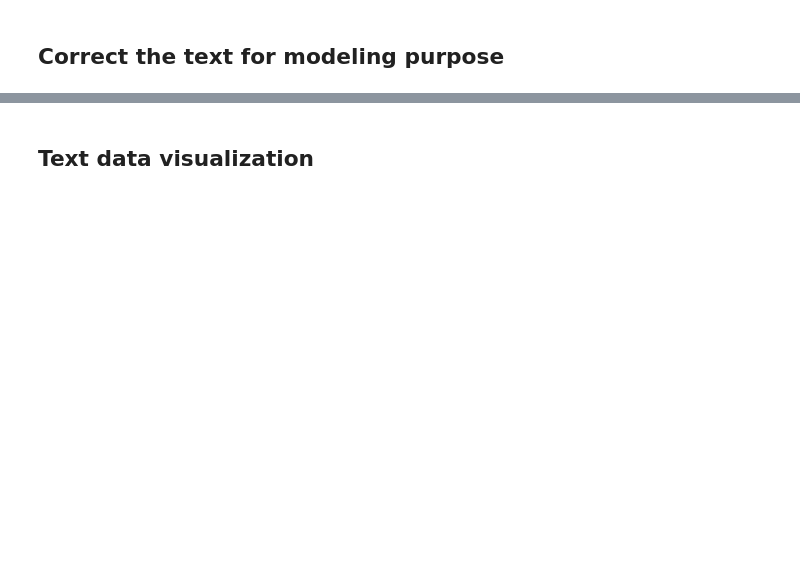
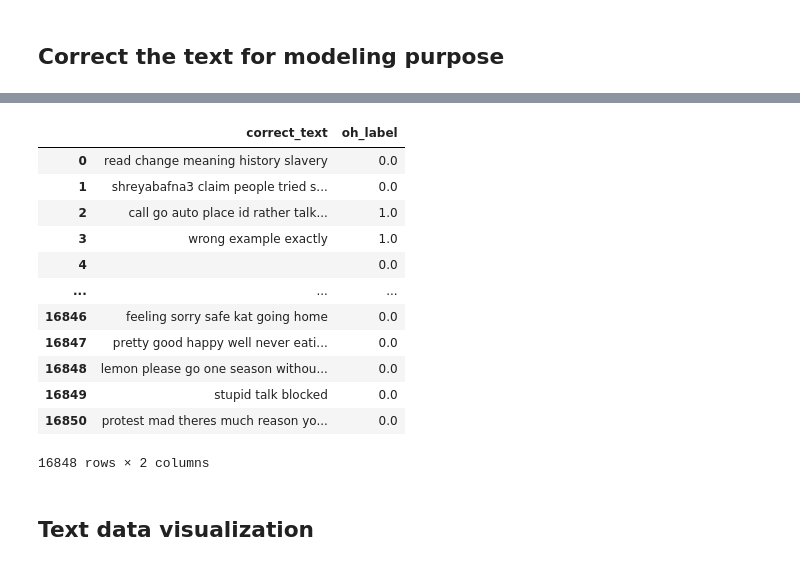
Before and after one commit to avikumart/Cyberbullying-Detection-NLP, a Jupyter notebook: cyberbullying-detection-nlp1.ipynb, the cells around one changed output, grey strips where cells are left out. Drawn from its saved outputs; the diff is of its cells as text; code cells hidden in the pictures; blank space fills up the shorter version.

```diff
--- a/cyberbullying-detection-nlp1.ipynb
+++ b/cyberbullying-detection-nlp1.ipynb
@@ -549,5 +554,21 @@ ndf.head()
 | 2 | RT @Mooseoftorment Call me sexist... | sexism | 1.0 | 7 | 4 | 1 | 0 | call me but when i go to an auto ... | ... |
 | 3 | @g0ssipsquirrelx Wrong, ISIS foll... | racism | 1.0 | 4 | 3 | 1 | 0 | wrong the example of and the exactly | ... |
 | 4 | #mkr No No No No No No | none | 0.0 | 0 | 1 | 1 | 0 | no no no no no no | ... |
+# %%
+ndf[['correct_text','oh_label']]
+# %% [output]
+|  | correct_text | oh_label |
+| 0 | read change meaning history slavery | 0.0 |
+| 1 | shreyabafna3 claim people tried s... | 0.0 |
+| 2 | call go auto place id rather talk... | 1.0 |
+| 3 | wrong example exactly | 1.0 |
+| 4 |  | 0.0 |
+| ... | ... | ... |
+| 16846 | feeling sorry safe kat going home | 0.0 |
+| 16847 | pretty good happy well never eati... | 0.0 |
+| 16848 | lemon please go one season withou... | 0.0 |
+| 16849 | stupid talk blocked | 0.0 |
+| 16850 | protest mad theres much reason yo... | 0.0 |
+16848 rows × 2 columns
 # %% [markdown]
 ## Text data visualization
```
Also changed, not shown: parts of 21 cells of this notebook.
